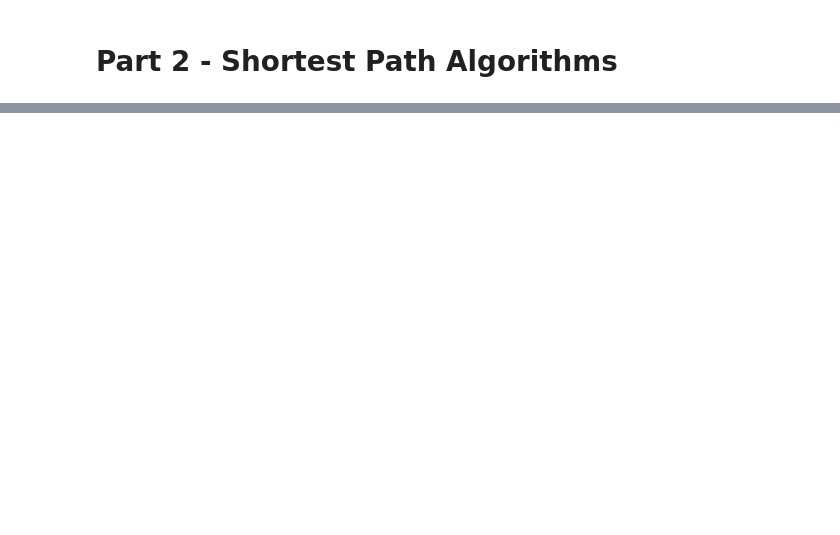
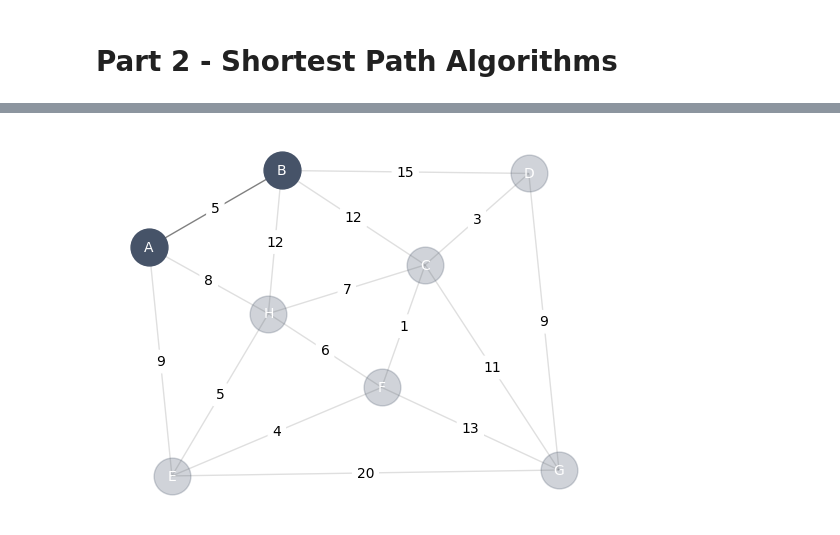
Before and after one commit to tlopesx/Data-Structures-Assignment-2, a Jupyter notebook: Part 2/Assignment 2 - Part 2.ipynb, the cells around one changed output, grey strips where cells are left out. Drawn from its saved outputs; the diff is of its cells as text; code cells hidden in the pictures; blank space fills up the shorter version.

```diff
--- a/Part 2/Assignment 2 - Part 2.ipynb
+++ b/Part 2/Assignment 2 - Part 2.ipynb
@@ -60,0 +211,80 @@ True
+# %%
+def get_edges_from_shortest_path(shortest_path):
+    '''Uses the list of nodes on the shortest path to extract the list of edges on the shortest path'''
+    # Create an array for the edges on the path
+    edges = []
+
+    # Loop through the nodes on the path, add the edges between them to the path
+    for node in range(len(shortest_path)- 1):
+        edges.append((shortest_path[node], shortest_path[node+1]))
+
+    # Return the list of edges
+    return edges
+
+def get_edges_not_in_subgraph(graph, subgraph):
+    '''Uses the subgraph created from the list of edges on the path to get the list of edges not on the path'''
+    # Create an array for every edge not on the path
+    edges_not_in_subgraph = []
+
+    # Loop through the edges in the graph
+    for u, v, d in graph.edges(data=True):
+
+        # If the edge is not in the subgraph add it to the array
+        if (u, v) not in subgraph.edges():
+            edges_not_in_subgraph.append((u, v))
+
+    # Return the list of edges
+    return edges_not_in_subgraph
+
+def draw_shortest_path(graph, dijkstra_shortest_path):
+    '''Usese the original graph and the list of nodes on the shortest path to draw the '''
+    # Create the subgraph with the subnodes
+    shortest_path_edges = get_edges_from_shortest_path(dijkstra_shortest_path)
+    subgraph = new_graph.edge_subgraph(shortest_path_edges)
+
+    # Draw the nodes not in the subgraph with 75% transparency
+    nx.draw_networkx_nodes(new_graph, pos, node_size=700, node_color='#465368', alpha=0.25)
+
+    # Draw the nodes in the subgraph
+    nx.draw_networkx_nodes(subgraph, pos, node_size=700, node_color='#465368')
+
+    # Draw the labels for all nodes
+    nx.draw_networkx_labels(new_graph, pos, labels={node: node for node in new_graph.nodes()}, font_color='white', font_size=10, font_family="sans-serif")
+
+    # Get the edges not in the subgraph
+    edges_not_in_subgraph = get_edges_not_in_subgraph(new_graph, subgraph)
+
+    # Draw the edges not in the subgraph with 75% transparency
+    nx.draw_networkx_edges(new_graph, pos, edgelist=edges_not_in_subgraph, alpha=0.25, edge_color="gray")
+
+    # Draw the edges in the subgraph
+    nx.draw_networkx_edges(subgraph, pos, alpha=1, edge_color="gray")
+
+    # Draw edge labels for all edges
+    edge_labels = nx.get_edge_attributes(new_graph, "weight")
+    nx.draw_networkx_edge_labels(new_graph, pos, edge_labels, rotate=False)
+
+    plt.axis("off")
+    plt.show()
+
+def print_shortest_path_info(graph, source, target):
+    # Get the shortest path between the source and target
+    dijkstra_shortest_path = nx.shortest_path(graph, source, target, weight='weight', method='dijkstra')
+
+    # Print the list of nodes on the shortest path
+    print("\nShortest path between", source, "and", target, end=": ")
+    print(dijkstra_shortest_path)
+
+    # Print the total distance
+    print("Distance", end=": ")
+    print(nx.shortest_path_length(graph, 'A', target, weight='weight', method='dijkstra'))
+
+    # Return the shortest path to use for drawing the graphs
+    return dijkstra_shortest_path
+
+
+for target in new_graph.nodes:
+    if target != 'A':
+        path = print_shortest_path_info(new_graph, 'A', target)
+        draw_shortest_path(new_graph, path)
+# %% [output]
@@ -60,0 +293 @@ True
+[figure, added]
```
Also changed, not shown: parts of 17 cells of this notebook, 1 other file.
